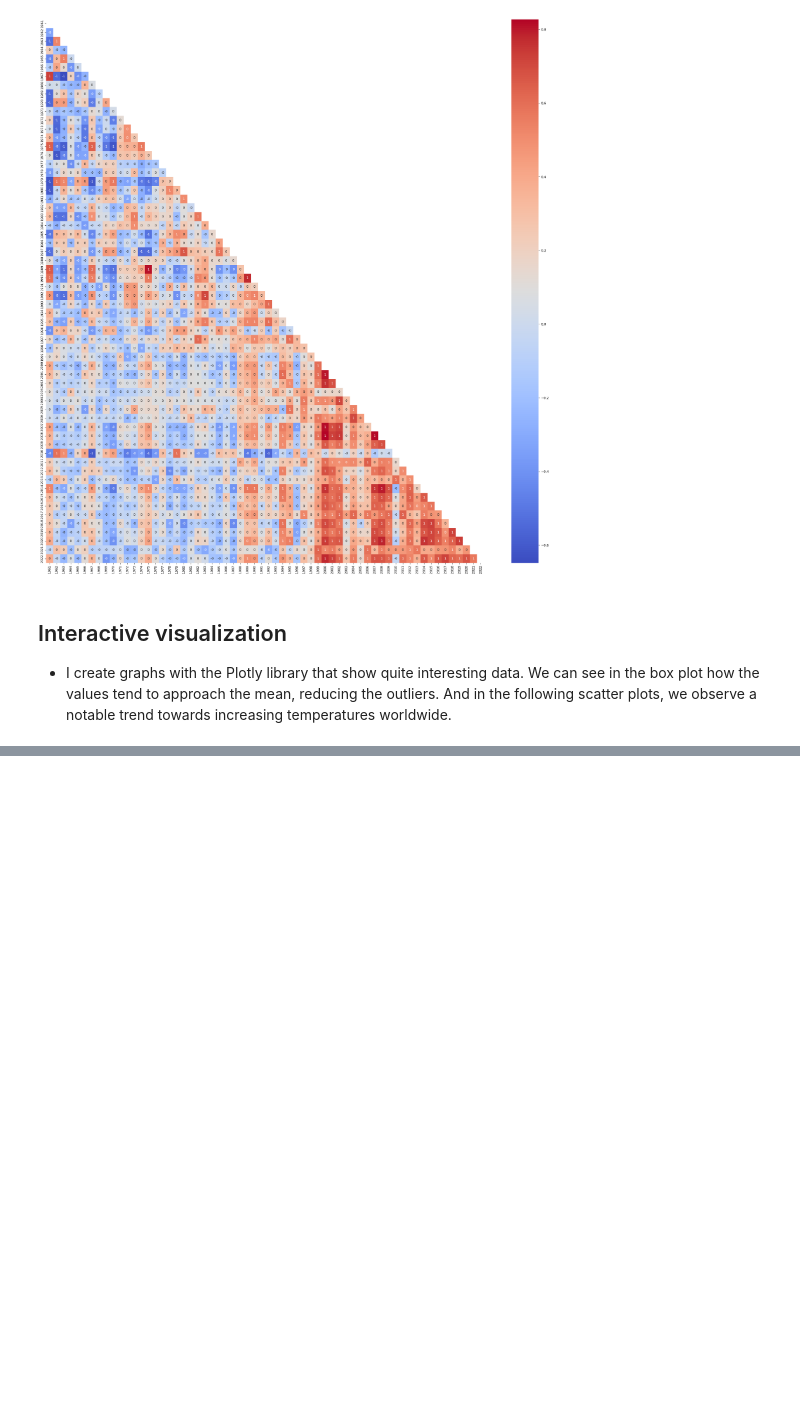
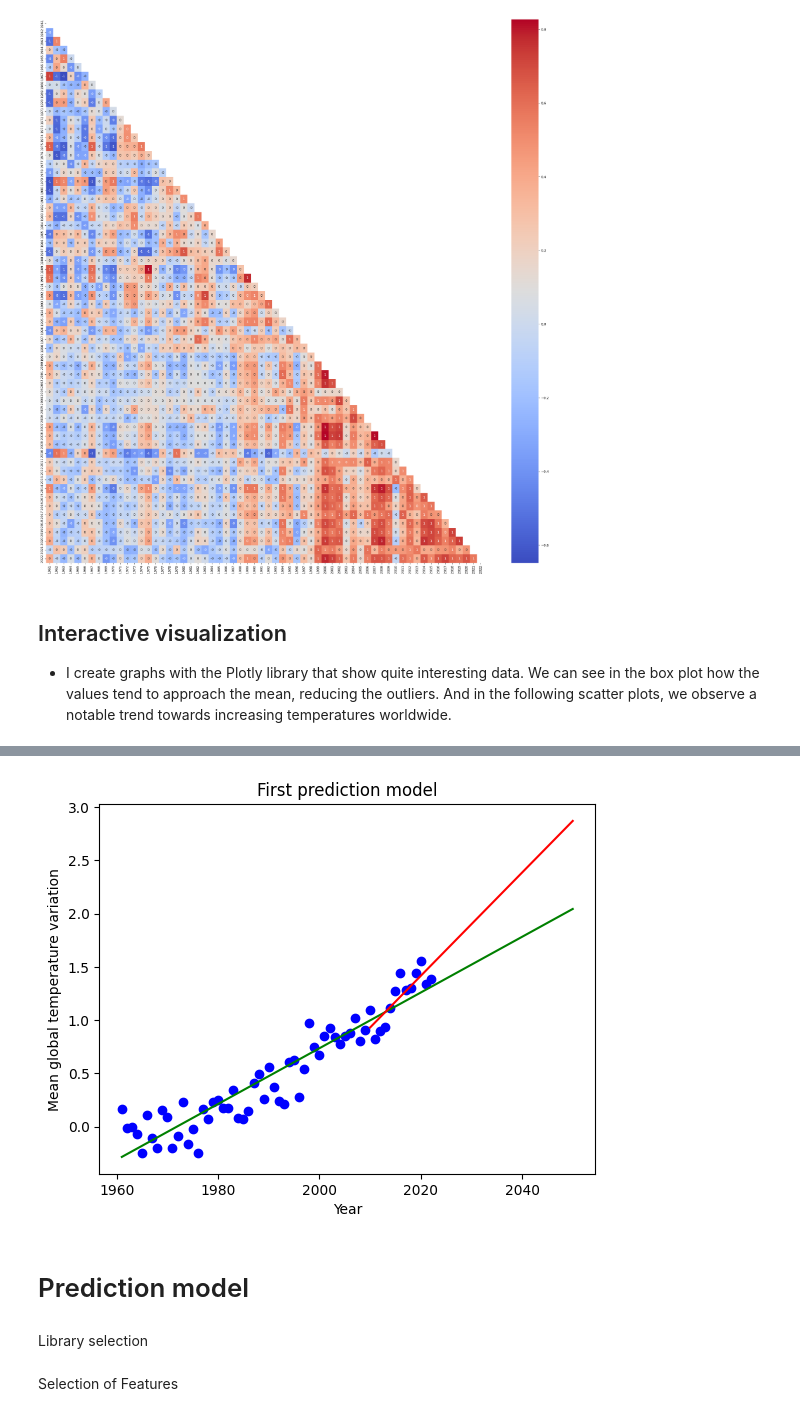
Before and after one commit to PetrongariYanina/ClimateChangeExplorer, a Jupyter notebook: ClimateChangeExplorer.ipynb, the cells around one changed output, grey strips where cells are left out. Cells and saved outputs as stored; diff of their text form; code cells hidden in the pictures; blank space fills up the shorter version.

Commit message:
Prediction model

```diff
--- a/ClimateChangeExplorer.ipynb
+++ b/ClimateChangeExplorer.ipynb
@@ -324,0 +395,14 @@ fig.show()
+# %%
+plt.scatter(df_means['year'], df_means['mean_world'], color='blue', label='Data')
+plt.plot(x_range, y_values, color='green', label='Line of Best Fit (1961 - 2050)')
+plt.plot(x_range_recent, y_values_recent, color='red', label='Line of Best Fit (2010 - Recent)')
+plt.xlabel('Year')
+plt.ylabel('Mean global temperature variation')
+plt.title('First prediction model')
+plt.show()
+# %% [output]
+[figure, added]
+# %% [markdown]
+# Prediction model
+# %% [markdown]
+Library selection
@@ -324,0 +417,2 @@ fig.show()
+# %% [markdown]
+Selection of Features
```
Also changed, not shown: parts of 44 cells of this notebook.
